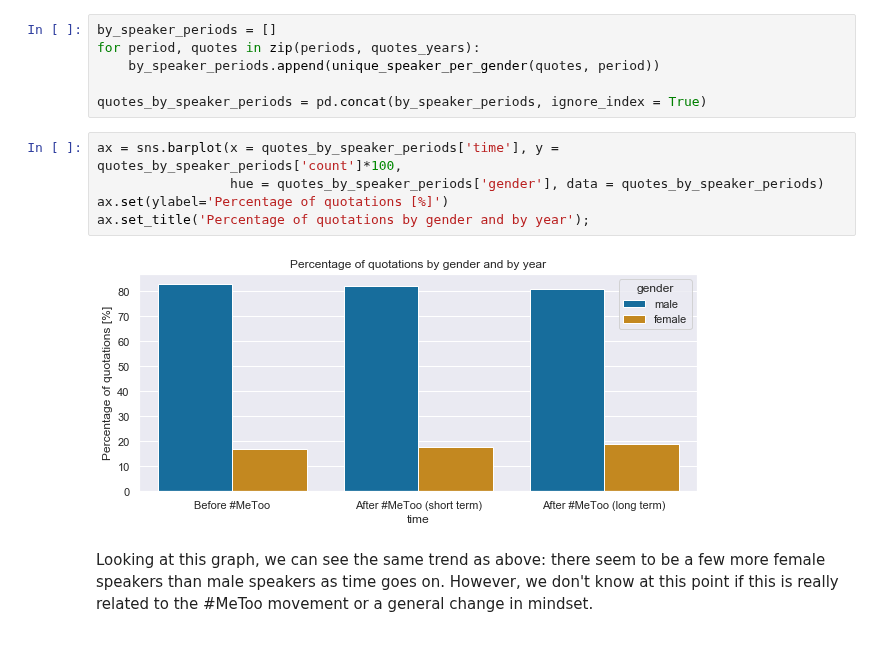
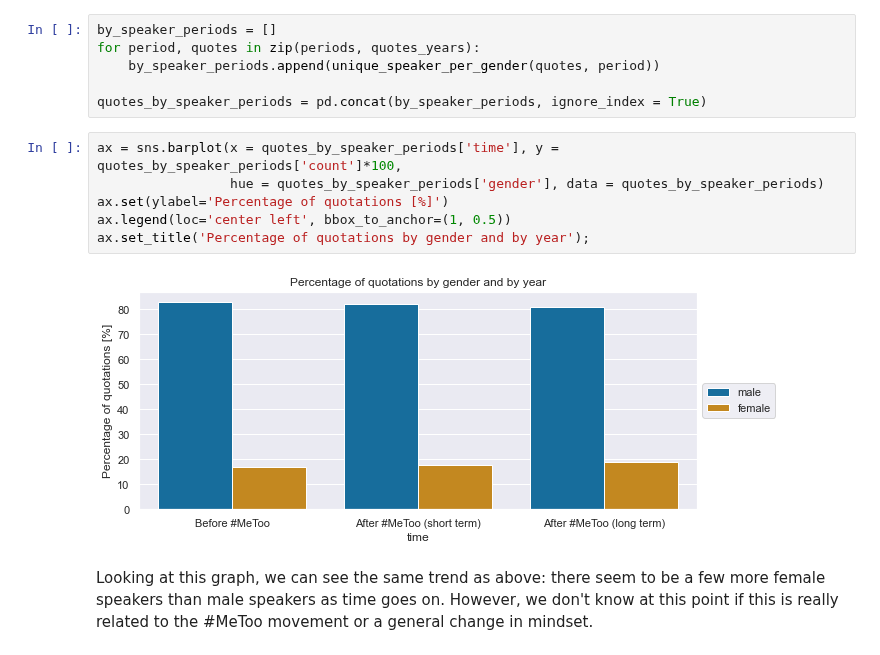
Before and after one commit to janougome/ADA-team, a Jupyter notebook: descripitve_tasks2.ipynb, the cells around one changed output. Drawn from its saved outputs; the diff is of its cells as text.

```diff
--- a/descripitve_tasks2.ipynb
+++ b/descripitve_tasks2.ipynb
@@ -288,10 +284,11 @@ quotes_by_speaker_periods = pd.concat(by_speaker_periods, ignore_index = True)
 # %%
 ax = sns.barplot(x = quotes_by_speaker_periods['time'], y = quotes_by_speaker_periods['count']*100,
                  hue = quotes_by_speaker_periods['gender'], data = quotes_by_speaker_periods)
 ax.set(ylabel='Percentage of quotations [%]')
+ax.legend(loc='center left', bbox_to_anchor=(1, 0.5))
 ax.set_title('Percentage of quotations by gender and by year');
 # %% [output]
-[figure, old version]
+[figure, new version]
 # %% [markdown]
 Looking at this graph, we can see the same trend as above: there seem to be a few more female speakers than male speakers as time goes on. However, we don't know at this point if this is really related to the #MeToo movement or a general change in mindset.
 # %% [markdown]
```
Also changed, not shown: parts of 26 cells of this notebook, 2 other files.
